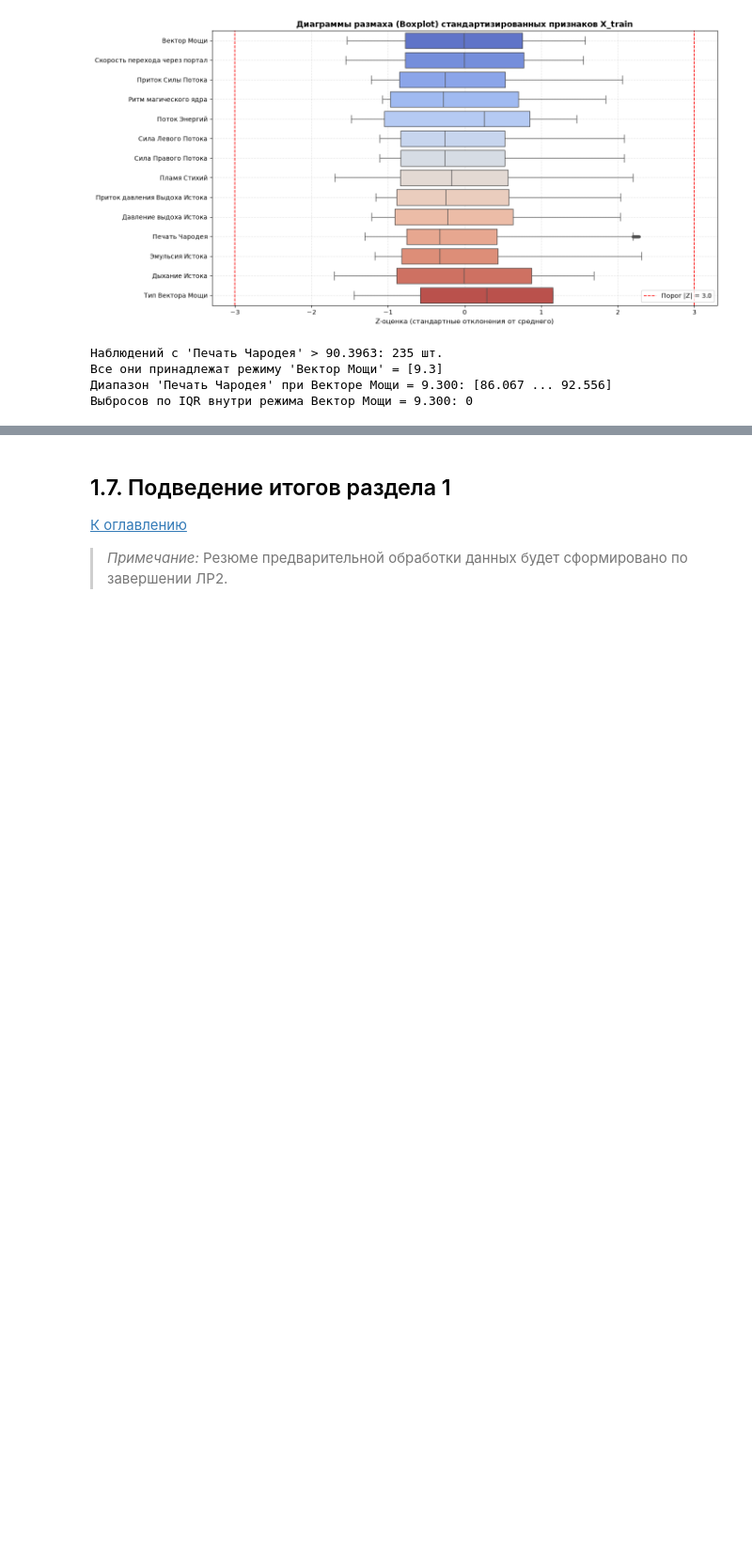
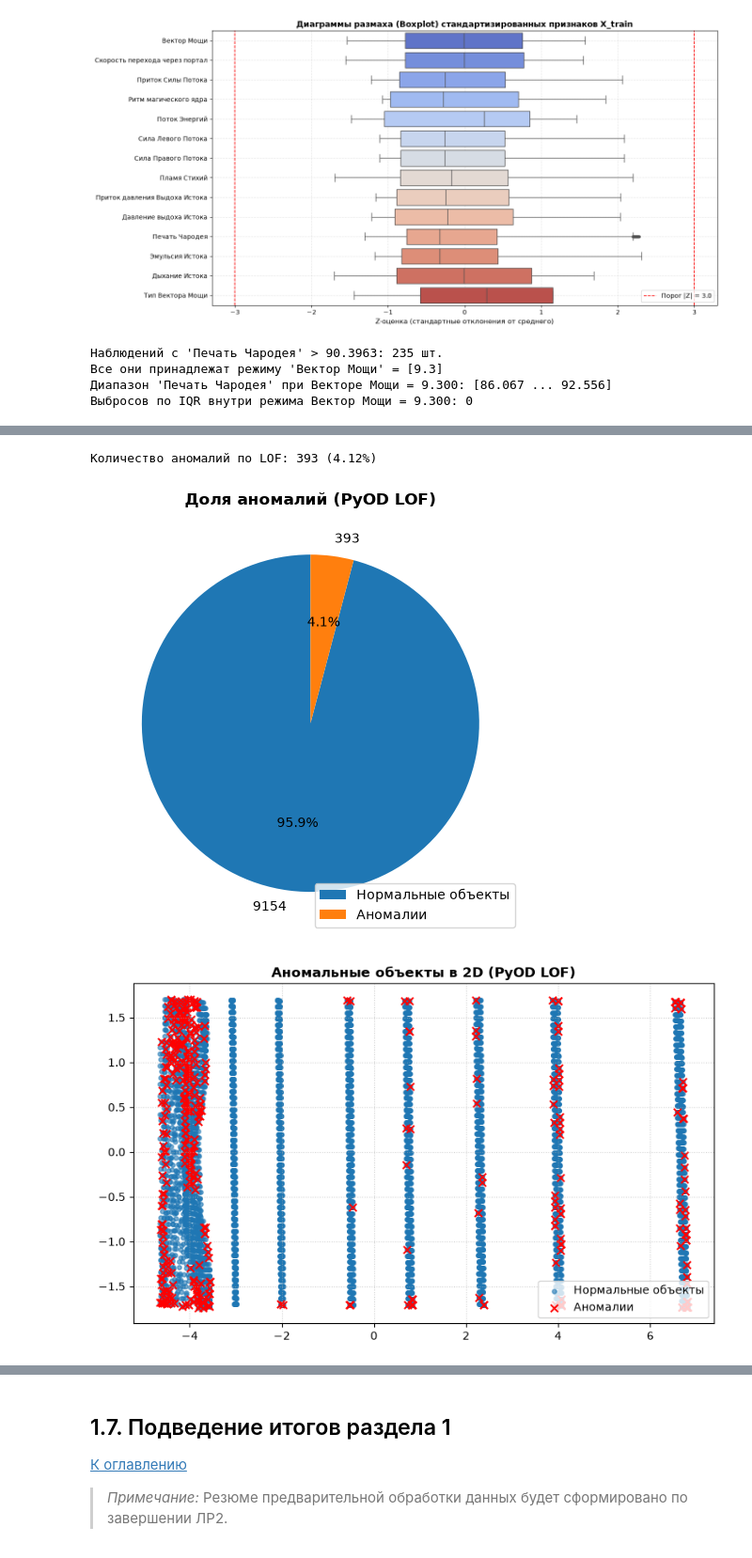
Before and after one commit to viacheslavdevelop/praktikum, a Jupyter notebook: Lab3/Lab3.ipynb, the cells around one changed output, grey strips where cells are left out. Shown at 94% size. Drawn from its saved outputs; the diff is of its cells as text; code cells hidden in the pictures; blank space fills up the shorter version.

```diff
--- a/Lab3/Lab3.ipynb
+++ b/Lab3/Lab3.ipynb
@@ -1224,0 +994,13 @@ if 'X_train' in locals() and 'y_train' in locals():
+# %%
+lof = LOF(n_neighbors=20, contamination=0.05).fit(X_train_scaled)
+lof_anomaly = lof.predict(X_train_scaled)
+
+print(f"Количество аномалий по LOF: {lof_anomaly.sum()} ({lof_anomaly.mean() * 100:.2f}%)")
+# %% [output]
+Количество аномалий по LOF: 393 (4.12%)
+# %%
+draw_anomaly_pie(lof_anomaly, title="Доля аномалий (PyOD LOF)")
+draw_anomaly(X_2d, lof_anomaly.astype(bool), title="Аномальные объекты в 2D (PyOD LOF)")
+# %% [output]
+[figure, added]
+[figure, added]
```
Also changed, not shown: parts of 31 cells of this notebook.
